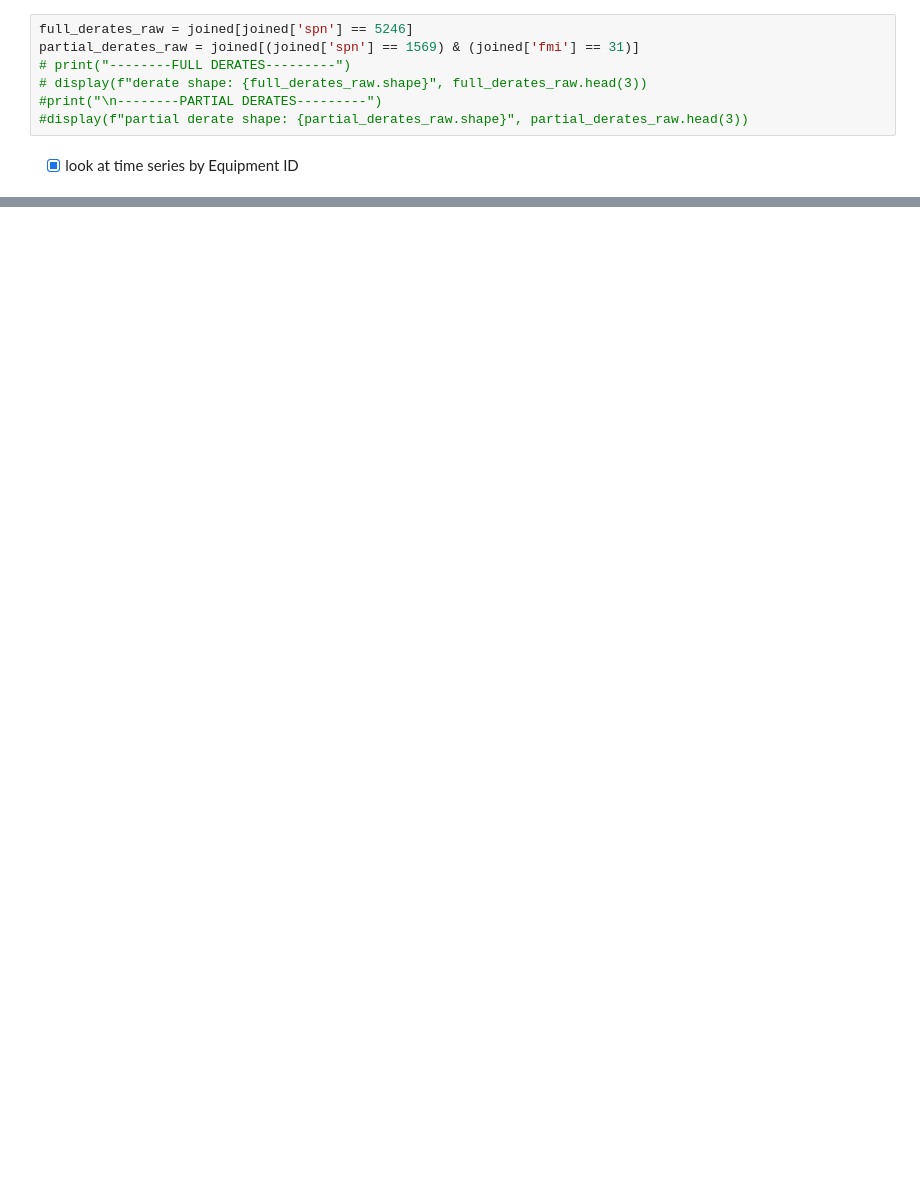
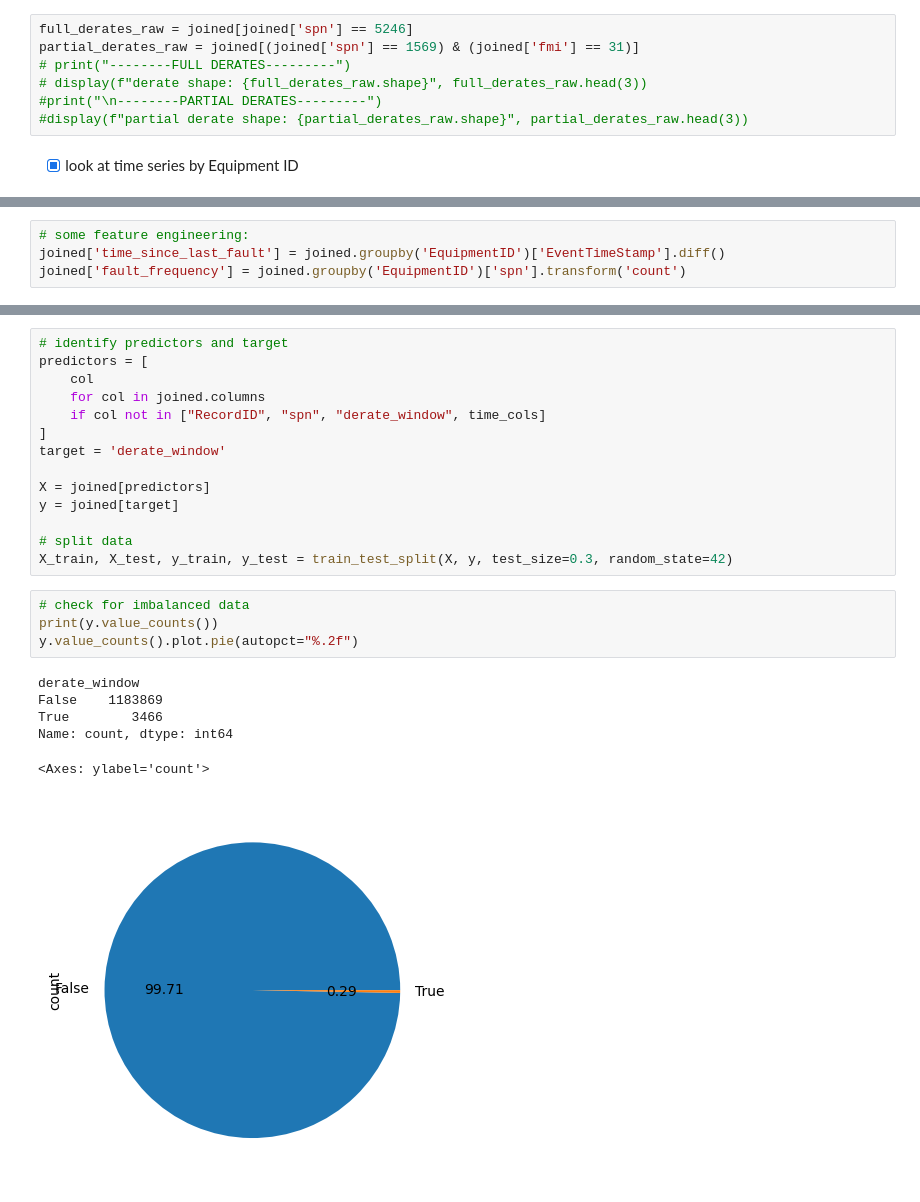
Before and after one commit to nss-data-science-cohort-8/big-g-smokey-and-the-bandits, a Jupyter notebook: notebooks/eda_ar.ipynb, the cells around one changed output, grey strips where cells are left out. Cells and saved outputs as stored; diff of their text form; blank space fills up the shorter version.

```diff
--- a/notebooks/eda_ar.ipynb
+++ b/notebooks/eda_ar.ipynb
@@ -361,0 +374,4 @@ display(temp_df)
+# %%
+# some feature engineering:
+joined['time_since_last_fault'] = joined.groupby('EquipmentID')['EventTimeStamp'].diff()
+joined['fault_frequency'] = joined.groupby('EquipmentID')['spn'].transform('count')
@@ -361,0 +390,25 @@ display(temp_df)
+# %%
+# identify predictors and target
+predictors = [
+    col
+    for col in joined.columns
+    if col not in ["RecordID", "spn", "derate_window", time_cols]
+]
+target = 'derate_window'
+
+X = joined[predictors]
+y = joined[target]
+
+# split data
+X_train, X_test, y_train, y_test = train_test_split(X, y, test_size=0.3, random_state=42)
+# %%
+# check for imbalanced data
+print(y.value_counts())
+y.value_counts().plot.pie(autopct="%.2f")
+# %% [output]
+derate_window
+False    1183869
+True        3466
+Name: count, dtype: int64
+<Axes: ylabel='count'>
+[figure, added]
```
Also changed, not shown: parts of 10 cells of this notebook.
